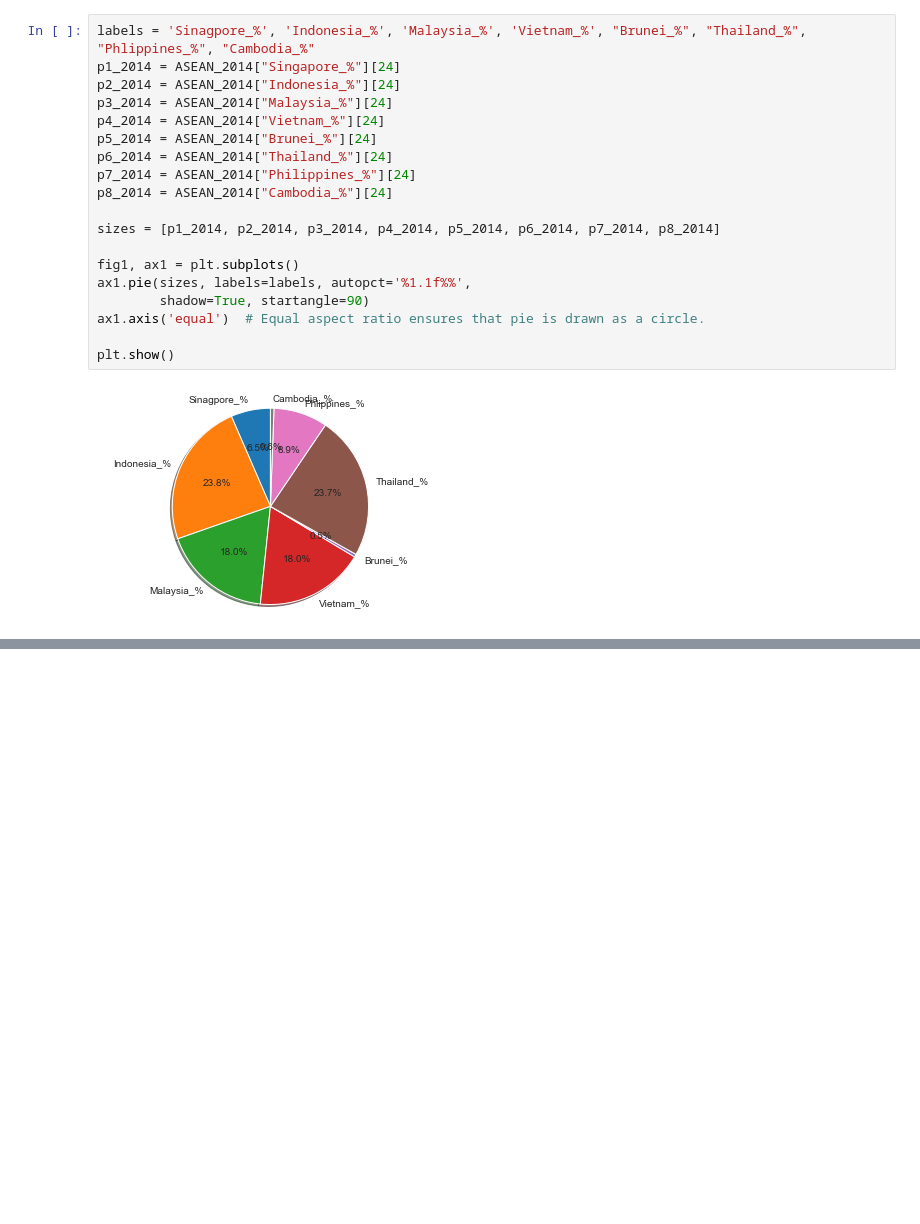
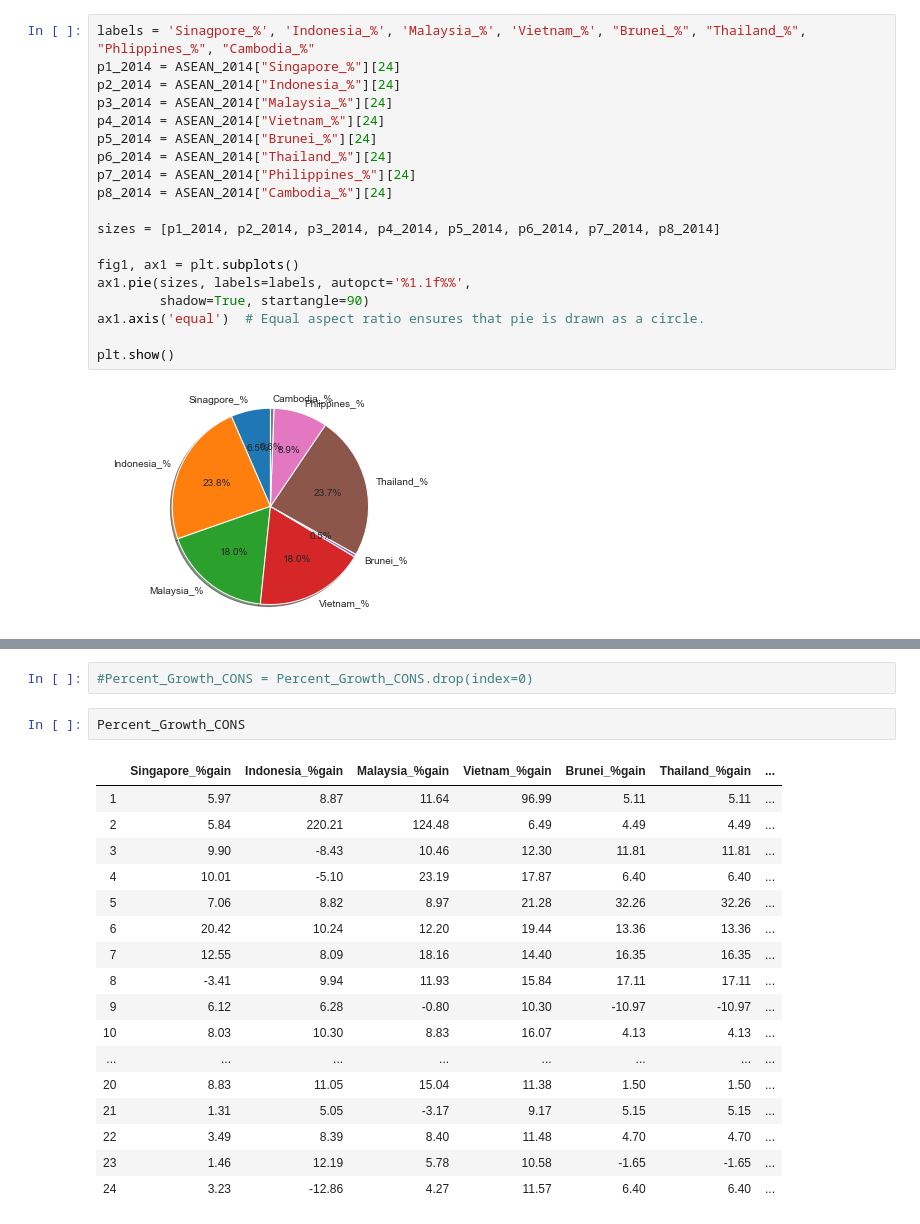
Before and after one commit to RetoHe/energy_statistics, a Jupyter notebook: ASEAN_Region.ipynb, the cells around one changed output, grey strips where cells are left out. Cells and saved outputs as stored; diff of their text form; blank space fills up the shorter version.

```diff
--- a/ASEAN_Region.ipynb
+++ b/ASEAN_Region.ipynb
@@ -285,0 +291,22 @@ pandas.core.series.Series
+# %%
+#Percent_Growth_CONS = Percent_Growth_CONS.drop(index=0)
+# %%
+Percent_Growth_CONS
+# %% [output]
+|  | Singapore_%gain | Indonesia_%gain | Malaysia_%gain | Vietnam_%gain | Brunei_%gain | Thailand_%gain | ... |
+| 1 | 5.97 | 8.87 | 11.64 | 96.99 | 5.11 | 5.11 | ... |
+| 2 | 5.84 | 220.21 | 124.48 | 6.49 | 4.49 | 4.49 | ... |
+| 3 | 9.90 | -8.43 | 10.46 | 12.30 | 11.81 | 11.81 | ... |
+| 4 | 10.01 | -5.10 | 23.19 | 17.87 | 6.40 | 6.40 | ... |
+| 5 | 7.06 | 8.82 | 8.97 | 21.28 | 32.26 | 32.26 | ... |
+| 6 | 20.42 | 10.24 | 12.20 | 19.44 | 13.36 | 13.36 | ... |
+| 7 | 12.55 | 8.09 | 18.16 | 14.40 | 16.35 | 16.35 | ... |
+| 8 | -3.41 | 9.94 | 11.93 | 15.84 | 17.11 | 17.11 | ... |
+| 9 | 6.12 | 6.28 | -0.80 | 10.30 | -10.97 | -10.97 | ... |
+| 10 | 8.03 | 10.30 | 8.83 | 16.07 | 4.13 | 4.13 | ... |
+| ... | ... | ... | ... | ... | ... | ... | ... |
+| 20 | 8.83 | 11.05 | 15.04 | 11.38 | 1.50 | 1.50 | ... |
+| 21 | 1.31 | 5.05 | -3.17 | 9.17 | 5.15 | 5.15 | ... |
+| 22 | 3.49 | 8.39 | 8.40 | 11.48 | 4.70 | 4.70 | ... |
+| 23 | 1.46 | 12.19 | 5.78 | 10.58 | -1.65 | -1.65 | ... |
+| 24 | 3.23 | -12.86 | 4.27 | 11.57 | 6.40 | 6.40 | ... |
```
Also changed, not shown: parts of 14 cells of this notebook.
